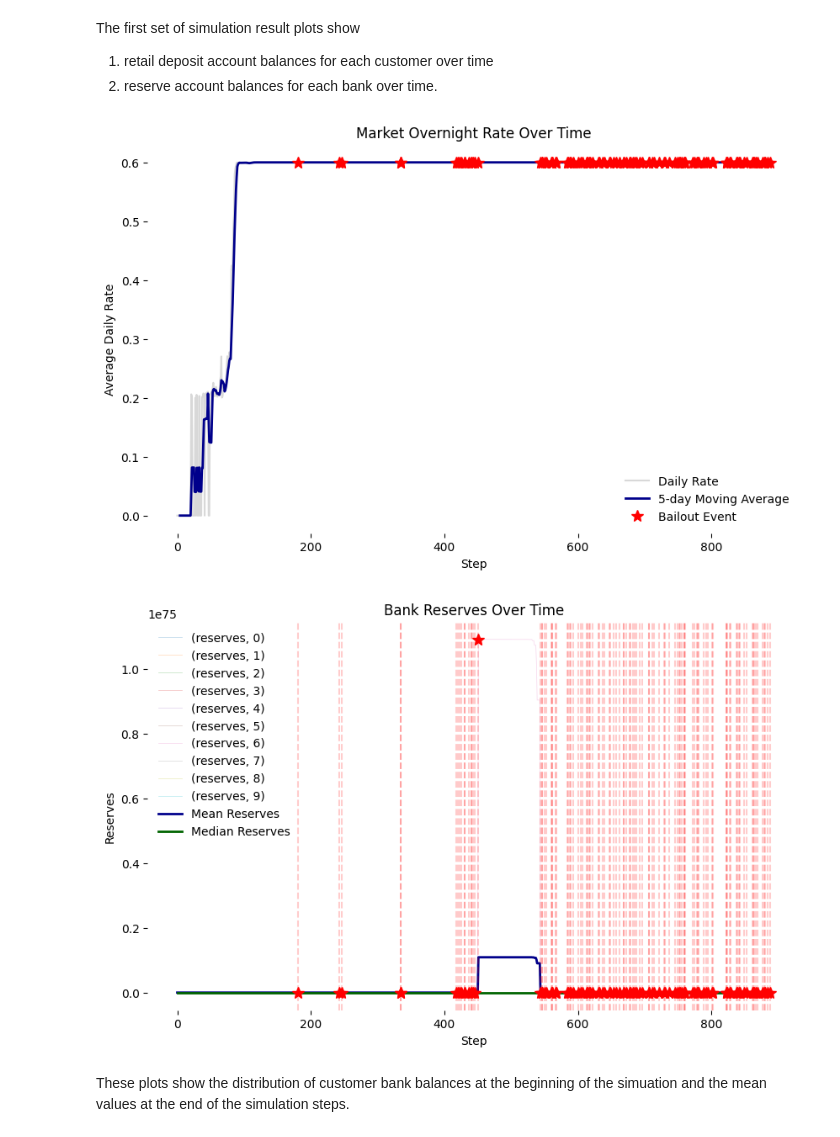
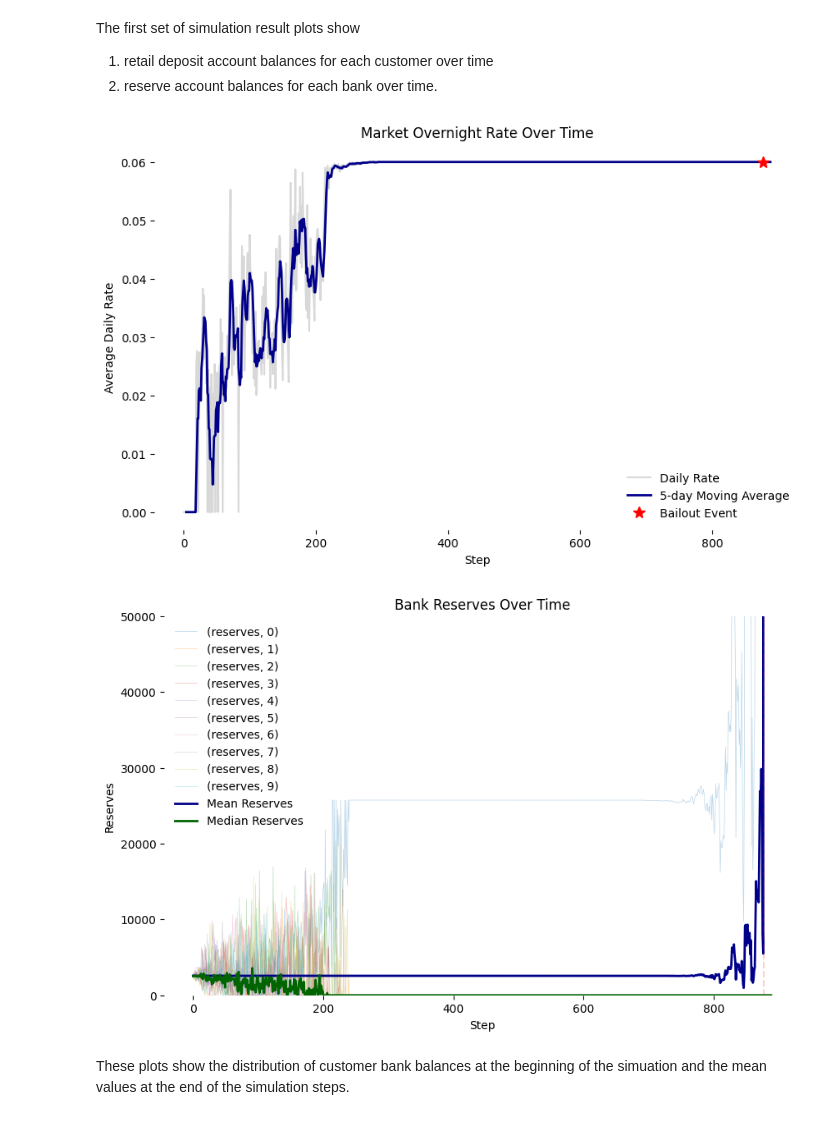
Before and after one commit to peterdresslar/banking-discipline-elasticity, a Jupyter notebook: banking-discipline-elast.ipynb, the cells around one changed output. Drawn from its saved outputs; the diff is of its cells as text; code cells hidden in the pictures.

Commit message:
fix plot

```diff
--- a/banking-discipline-elast.ipynb
+++ b/banking-discipline-elast.ipynb
@@ -26,7 +26,7 @@ N = 10 # number of banks
 steps = 888 # number of simulation runs
 tau = 200 # parameter for poisson function, mean number of transactions a step
 reserve_reqmt = .5 # percentage of initial retail deposits as reserves
-cb_rate = .2 # central bank lending rate
+cb_rate = .02 # central bank lending rate
 bailouts_are_allowed = True
 backstop_rate = .25 # central bank backstop rate
 bailout_deficit_multiplier = 1.1 # multiplier on current deficit to calculate bailout amount. this is not ideal but we lack global state
@@ -193,23 +193,23 @@ def settle_deficits(N, reserves, loans, rates, lenders, net_positions, risk_appe
                 quoted_rate = lowest_quotes_first[j][1]
                 if reserves[lender] >= abs(reserves[i]):
                     reserves[lender] += reserves[i]
-                    # display(f"Writing full loan to borrower {i} from lender {lender} for amount {abs(reserves[i])} at rate {quoted_rate}")
+                    display(f"Writing full loan to borrower {i} from lender {lender} for amount {abs(reserves[i])} at rate {quoted_rate}")
                     loans[i].append(abs(reserves[i]))
                     rates[i].append(quoted_rate)
                     lenders[i].append(lender)
                     reserves[i] = 0
-                    # display(f"Lender {lender} has {reserves[lender]} reserves remaining. Borrower {i} has {reserves[i]} reserves remaining.")
+                    display(f"Lender {lender} has {reserves[lender]} reserves remaining. Borrower {i} has {reserves[i]} reserves remaining.")
                 elif reserves[lender] > 0:
-                    # display(f"Writing partial loan to borrower {i} from lender {lender} for amount {reserves[lender]} at rate {quoted_rate}")
+                    display(f"Writing partial loan to borrower {i} from lender {lender} for amount {reserves[lender]} at rate {quoted_rate}")
                     loans[i].append(reserves[lender])
                     rates[i].append(quoted_rate)
                     lenders[i].append(lender)
                     reserves[i] += reserves[lender]
                     reserves[lender] = 0
-                    # display(f"Lender {lender} has {reserves[lender]} reserves remaining. Borrower {i} has {reserves[i]} reserves remaining.")
+                    display(f"Lender {lender} has {reserves[lender]} reserves remaining. Borrower {i} has {reserves[i]} reserves remaining.")
                     j += 1
                 else:
-                    # display(f"Lender {lender} has no reserves to lend")
+                    display(f"Lender {lender} has no reserves to lend")
                     j += 1
 
     for i_bad in deficit_banks:
@@ -380,35 +380,38 @@ plt.xlabel('Step')
 plt.ylabel('Average Daily Rate')
 plt.legend(frameon=False)
 sns.despine(left=True, bottom=True)
 plt.show()
 
 # For the reserves plot
 plt.figure(figsize=(10, 6))
 bank_wide = pd.pivot_table(bank_history, index=['step'], values=['reserves'], columns=['id'])
 
 # Plot individual bank lines with low opacity
 bank_wide.plot(linewidth=0.5, alpha=0.3, legend=None, ax=plt.gca())
 
 # Add mean and median lines
 plt.plot(bank_wide.index, bank_wide.mean(axis=1),
          color='darkblue', linewidth=2, label='Mean Reserves')
 plt.plot(bank_wide.index, bank_wide.median(axis=1),
          color='darkgreen', linewidth=2, label='Median Reserves')
 
+# Max the bank-wide plot y axis at 500 times the initial max value
+plt.ylim(0, 500 * max_balance)
+
 # Add stars for bailout events
 for step in bailout_steps:
     plt.axvline(x=step, color='red', alpha=0.2, linestyle='--')
     plt.plot(step, bank_wide.loc[step].max(), '*', color='red', markersize=10)
 
 plt.title('Bank Reserves Over Time')
 plt.xlabel('Step')
 plt.ylabel('Reserves')
 plt.legend(frameon=False)
 sns.despine(left=True, bottom=True)
 plt.show()
 # %% [output]
-[figure, old version]
+[figure, new version]
-[figure, old version]
+[figure, new version]
 # %% [markdown]
 These plots show the distribution of customer bank balances at the beginning of the simuation and the mean values at the end of the simulation steps.
 # %%
```
Also changed, not shown: parts of 4 cells of this notebook.
